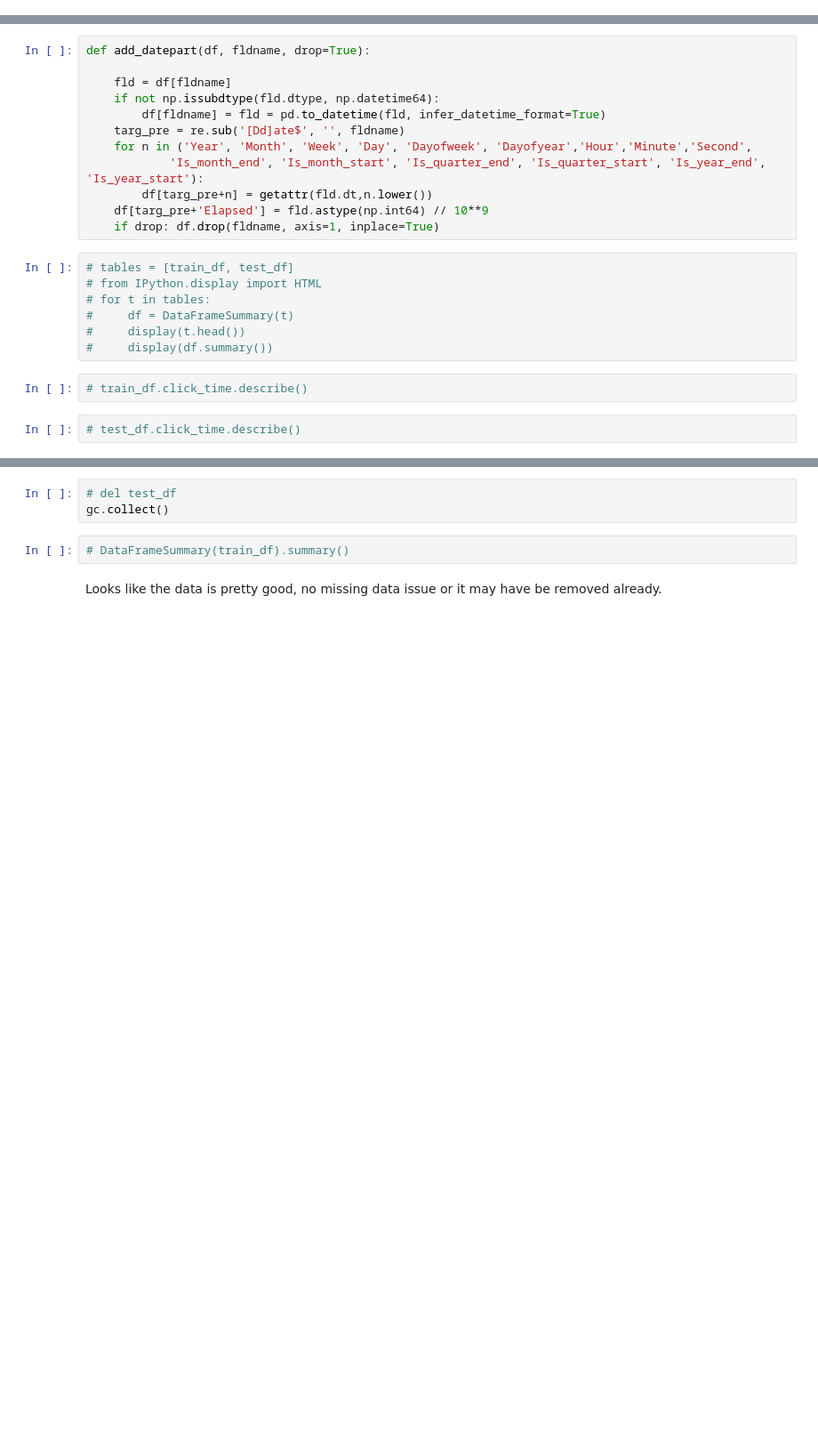
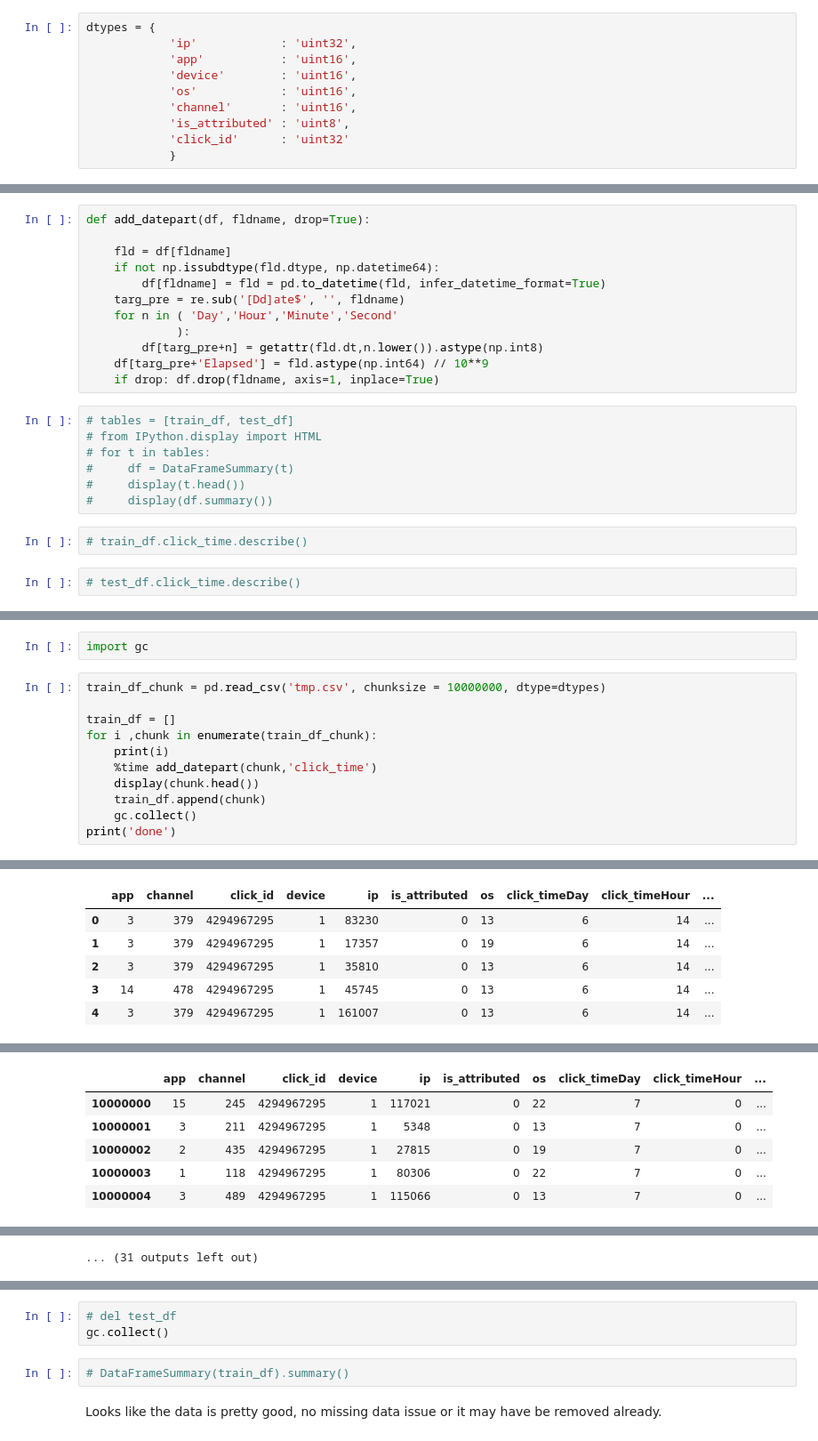
Before and after one commit to noklam/talkingdata-adtracking-fraud-detection, a Jupyter notebook: notebook(1).ipynb, the cells around one changed output, grey strips where cells are left out. Shown at 89% size. Drawn from its saved outputs; the diff is of its cells as text; blank space fills up the shorter version.

```diff
--- a/notebook(1).ipynb
+++ b/notebook(1).ipynb
@@ -13,6 +13,16 @@ from fastai.structured import *
 import torch
 # %% [markdown]
 ## Pre-Processing
+# %%
+dtypes = {
+            'ip'            : 'uint32',
+            'app'           : 'uint16',
+            'device'        : 'uint16',
+            'os'            : 'uint16',
+            'channel'       : 'uint16',
+            'is_attributed' : 'uint8',
+            'click_id'      : 'uint32'
+            }
 # %%
 def prepare_data(sample = False):
     if sample == False: nrows = None
@@ -62,9 +80,9 @@ def add_datepart(df, fldname, drop=True):
     if not np.issubdtype(fld.dtype, np.datetime64):
         df[fldname] = fld = pd.to_datetime(fld, infer_datetime_format=True)
     targ_pre = re.sub('[Dd]ate$', '', fldname)
-    for n in ('Year', 'Month', 'Week', 'Day', 'Dayofweek', 'Dayofyear','Hour','Minute','Second',
-            'Is_month_end', 'Is_month_start', 'Is_quarter_end', 'Is_quarter_start', 'Is_year_end', 'Is_year_start'):
-        df[targ_pre+n] = getattr(fld.dt,n.lower())
+    for n in ( 'Day','Hour','Minute','Second'
+             ):
+        df[targ_pre+n] = getattr(fld.dt,n.lower()).astype(np.int8)
     df[targ_pre+'Elapsed'] = fld.astype(np.int64) // 10**9
     if drop: df.drop(fldname, axis=1, inplace=True)
 # %%
@@ -97,0 +143,14 @@ MemoryError:
+# %%
+import gc
+# %%
+train_df_chunk = pd.read_csv('tmp.csv', chunksize = 10000000, dtype=dtypes)
+
+train_df = []
+for i ,chunk in enumerate(train_df_chunk):
+    print(i)
+    %time add_datepart(chunk,'click_time')
+    display(chunk.head())
+    train_df.append(chunk)
+    gc.collect()
+print('done')
+# %% [output]
@@ -97,0 +160,6 @@ MemoryError:
+|  | app | channel | click_id | device | ip | is_attributed | os | click_timeDay | click_timeHour | ... |
+| 0 | 3 | 379 | 4294967295 | 1 | 83230 | 0 | 13 | 6 | 14 | ... |
+| 1 | 3 | 379 | 4294967295 | 1 | 17357 | 0 | 19 | 6 | 14 | ... |
+| 2 | 3 | 379 | 4294967295 | 1 | 35810 | 0 | 13 | 6 | 14 | ... |
+| 3 | 14 | 478 | 4294967295 | 1 | 45745 | 0 | 13 | 6 | 14 | ... |
+| 4 | 3 | 379 | 4294967295 | 1 | 161007 | 0 | 13 | 6 | 14 | ... |
@@ -97,0 +169,6 @@ MemoryError:
+|  | app | channel | click_id | device | ip | is_attributed | os | click_timeDay | click_timeHour | ... |
+| 10000000 | 15 | 245 | 4294967295 | 1 | 117021 | 0 | 22 | 7 | 0 | ... |
+| 10000001 | 3 | 211 | 4294967295 | 1 | 5348 | 0 | 13 | 7 | 0 | ... |
+| 10000002 | 2 | 435 | 4294967295 | 1 | 27815 | 0 | 19 | 7 | 0 | ... |
+| 10000003 | 1 | 118 | 4294967295 | 1 | 80306 | 0 | 22 | 7 | 0 | ... |
+| 10000004 | 3 | 489 | 4294967295 | 1 | 115066 | 0 | 13 | 7 | 0 | ... |
@@ -97,0 +211 @@ MemoryError:
+... (31 outputs left out)
```
Also changed, not shown: parts of 37 cells of this notebook.
